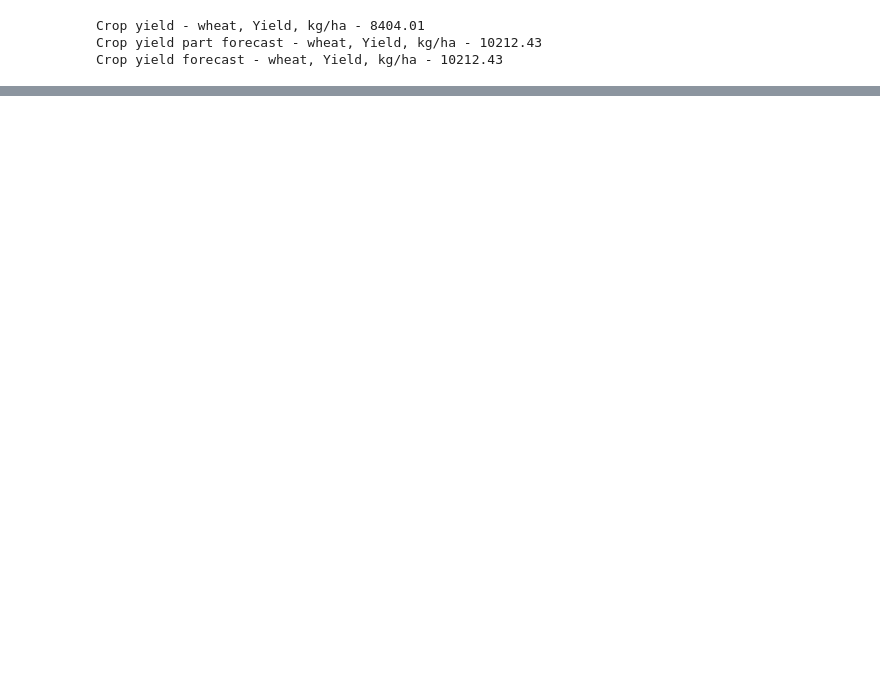
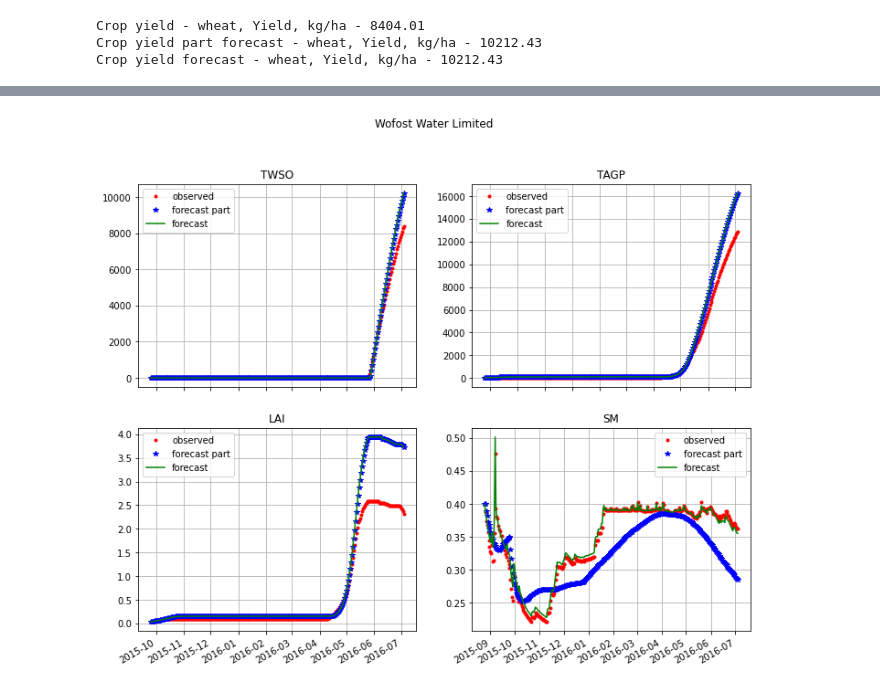
Before and after one commit to mishagrol/CS_MSU, a Jupyter notebook: Course Work/Final.ipynb, the cells around one changed output, grey strips where cells are left out. Cells and saved outputs as stored; diff of their text form; code cells hidden in the pictures; blank space fills up the shorter version.

```diff
--- a/Course Work/Final.ipynb
+++ b/Course Work/Final.ipynb
@@ -1050,0 +1109,14 @@ Crop yield forecast - wheat, Yield, kg/ha - 10212.43
+# %%
+fig, axes = plt.subplots(nrows=2, ncols=2, figsize=(12,10))
+for var, ax in zip(["TWSO", "TAGP", "LAI", "SM"], axes.flatten()):
+    ax.plot_date(defRes['Observed'].index, defRes['Observed'][var], 'r.', label = 'observed')
+    ax.plot_date(defRes['Forecast Part'].index, defRes['Forecast Part'][var], 'b*', label = 'forecast part')
+    ax.plot_date(defRes['Forecast'].index, defRes['Forecast'][var], 'g-', label = 'forecast')
+    ax.set_title(var)
+    ax.grid()
+    ax.legend()
+fig.autofmt_xdate()
+fig.suptitle('Wofost Water Limited')
+fig.show()
+# %% [output]
+[figure, added]
```
Also changed, not shown: parts of 5 cells of this notebook.
